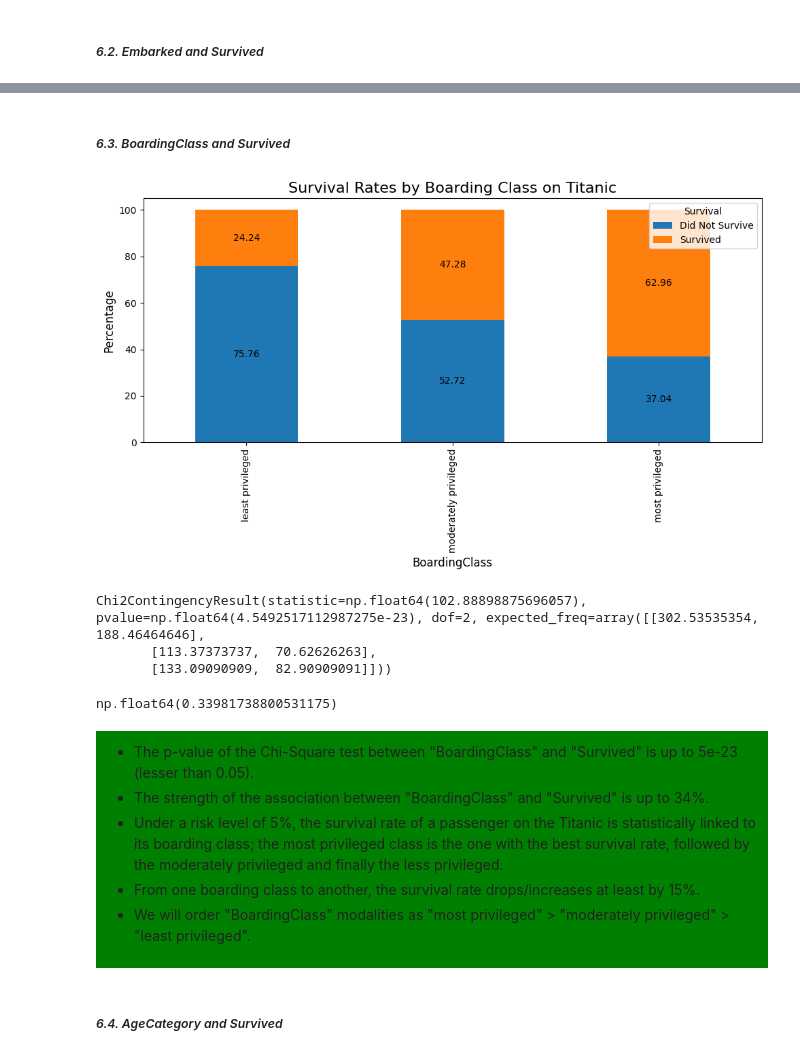
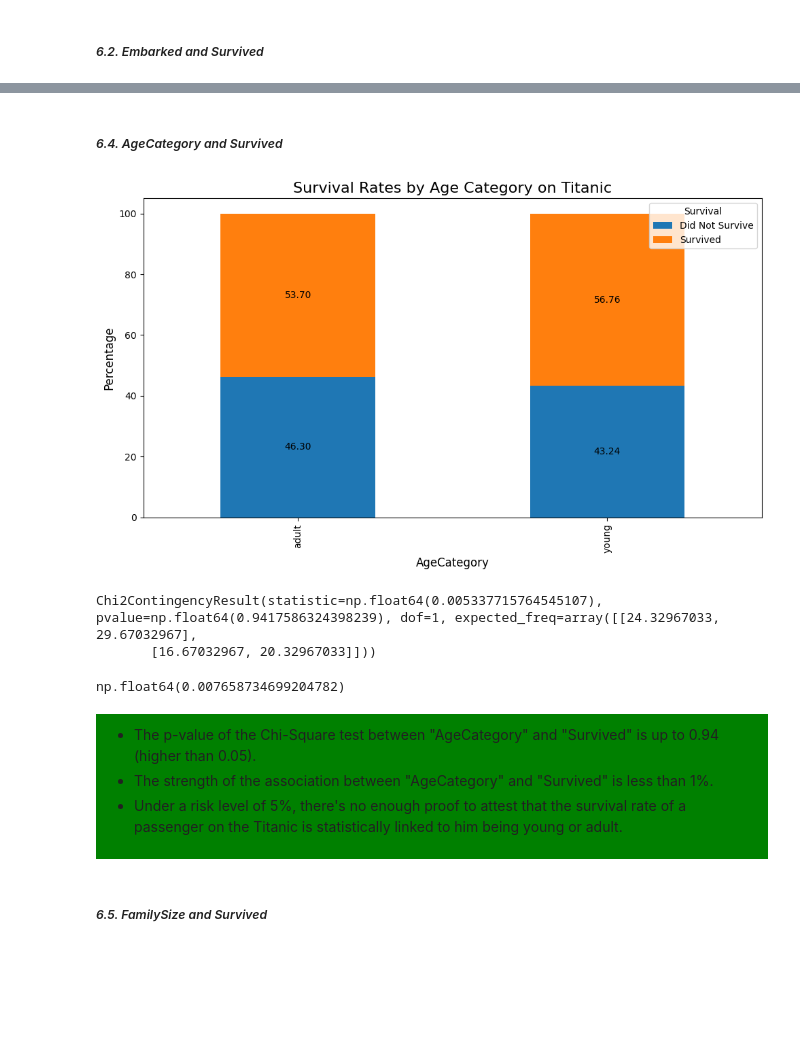
Before and after one commit to foliacouetey/titanic, a Jupyter notebook: PYTHON/scripts/main.ipynb, the cells around one changed output, grey strips where cells are left out. Drawn from its saved outputs; the diff is of its cells as text; code cells hidden in the pictures; blank space fills up the shorter version.

```diff
--- a/PYTHON/scripts/main.ipynb
+++ b/PYTHON/scripts/main.ipynb
@@ -513,8 +538,2 @@ del df__table
 
 </div>
-# %%
-# Regroup "S" and "Q" as an unique modality "S/Q"
-df__engtrain["Embarked"] = df__engtrain["Embarked"].apply(lambda x: "S/Q" if x == "S" or x =="Q" else x)
-
-# Order "Embarked" modalities
-df__engtrain["Embarked"] = pd.Categorical(df__engtrain["Embarked"], categories=["S/Q", "C"], ordered=True)
@@ -525,21 +542,19 @@ df__engtest["Embarked"] = pd.Categorical(df__engtest["Embarked"], categories=["S
 # %%
-# Perform the new visualization of survival rate by embarkation point
-
-# Create a cross-tab between "Embarked" and "Survived"
-df__table = 100 * pd.crosstab(df__engtrain["Embarked"], df__engtrain["Survived"], normalize="index")
+# Create a cross-tab between "BoardingClass" and "Survived"
+df__table = 100 * pd.crosstab(df__engtrain["BoardingClass"], df__engtrain["Survived"], normalize="index")
 
 # Create the stacked bar chart
-ax_object = df__table.plot(kind='bar', stacked=True, figsize=(10, 6))
+ax__object = df__table.plot(kind="bar", stacked=True, figsize=(10, 6))
 
 # Customize the chart
-plt.title('Survival Rates by Embarkation Origin on Titanic', fontsize=16)
-plt.xlabel('Embarked', fontsize=12)
-plt.ylabel('Percentage', fontsize=12)
-plt.legend(['Did Not Survive', 'Survived'], title='Survival', loc='upper right')
+plt.title("Survival Rates by Boarding Class on Titanic", fontsize=16)
+plt.xlabel("BoardingClass", fontsize=12)
+plt.ylabel("Percentage", fontsize=12)
+plt.legend(["Did Not Survive", "Survived"], title="Survival", loc="upper right")
 
 # Add value labels on the bars, rounded to two decimal places
-for barcontainer_object in ax_object.containers:
-    ax_object.bar_label(barcontainer_object, label_type='center', fmt='%.2f')
+for barcontainer__object in ax__object.containers:
+    ax__object.bar_label(barcontainer__object, label_type="center", fmt="%.2f")
 
 # Adjust layout and display
 plt.tight_layout()
@@ -562,26 +591,26 @@ del df__table
 # %% [markdown]
-##### *6.3. BoardingClass and Survived*
+##### *6.4. AgeCategory and Survived*
 # %%
-# Create a cross-tab between "BoardingClass" and "Survived"
-df__table = 100 * pd.crosstab(df__engtrain["BoardingClass"], df__engtrain["Survived"], normalize="index")
+# Create a cross-tab between "AgeCategory" and "Survived"
+df__table = 100 * pd.crosstab(df__engtrain["AgeCategory"], df__engtrain["Survived"], normalize="index")
 
 # Create the stacked bar chart
-ax_object = df__table.plot(kind='bar', stacked=True, figsize=(10, 6))
+ax__object = df__table.plot(kind="bar", stacked=True, figsize=(10, 6))
 
 # Customize the chart
-plt.title('Survival Rates by Boarding Class on Titanic', fontsize=16)
-plt.xlabel('BoardingClass', fontsize=12)
-plt.ylabel('Percentage', fontsize=12)
-plt.legend(['Did Not Survive', 'Survived'], title='Survival', loc='upper right')
+plt.title("Survival Rates by Age Category on Titanic", fontsize=16)
+plt.xlabel("AgeCategory", fontsize=12)
+plt.ylabel("Percentage", fontsize=12)
+plt.legend(["Did Not Survive", "Survived"], title="Survival", loc="upper right")
 
 # Add value labels on the bars, rounded to two decimal places
-for barcontainer_object in ax_object.containers:
-    ax_object.bar_label(barcontainer_object, label_type='center', fmt='%.2f')
+for barcontainer__object in ax__object.containers:
+    ax__object.bar_label(barcontainer__object, label_type="center", fmt="%.2f")
 
 # Adjust layout and display
 plt.tight_layout()
 plt.show()
 # %% [output]
-[figure, old version]
+[figure, new version]
 # %%
 # Cleanup
@@ -589,26 +618,23 @@ del df__table, ax_object, barcontainer_object
 # %%
-# Perform a Chi-Square test (risk level of 5%) between "BoardingClass" and "Survived"
-chi2_contingency(pd.crosstab(df__engtrain["BoardingClass"], df__engtrain["Survived"]))
+# Perform a Chi-Square test (risk level of 5%) between "AgeCategory" and "Survived"
+chi2_contingency(pd.crosstab(df__engtrain["AgeCategory"], df__engtrain["Survived"]))
 # %% [output]
-Chi2ContingencyResult(statistic=np.float64(102.88898875696057), pvalue=np.float64(4.5492517112987275e-23), dof=2, expected_freq=array([[302.53535354, 188.46464646],
-       [113.37373737,  70.62626263],
-       [133.09090909,  82.90909091]]))
+Chi2ContingencyResult(statistic=np.float64(0.005337715764545107), pvalue=np.float64(0.9417586324398239), dof=1, expected_freq=array([[24.32967033, 29.67032967],
+       [16.67032967, 20.32967033]]))
 # %%
-# Calculate Cramer's V for effect size : strength of the association between "BoardingClass" and "Survived"
-df__table = pd.crosstab(df__engtrain["BoardingClass"], df__engtrain["Survived"])
+# Calculate Cramer's V : strength of the association between "AgeCategory" and "Survived"
+df__table = pd.crosstab(df__engtrain["AgeCategory"], df__engtrain["Survived"])
 np.sqrt(chi2_contingency(df__table)[0] / (df__table.sum().sum() * (min(df__table.shape) - 1)))
 # %% [output]
-np.float64(0.33981738800531175)
+np.float64(0.007658734699204782)
 # %%
 # Cleanup
 del df__table
 # %% [markdown]
 <div style="background-color: green; padding: 10px;">
 
-- The p-value of the Chi-Square test between "BoardingClass" and "Survived" is up to 5e-23 (lesser than 0.05).
-- The strength of the association between "BoardingClass" and "Survived" is up to 34%.
-- Under a risk level of 5%, the survival rate of a passenger on the Titanic is statistically linked to its boarding class; the most privileged class is the one with the best survival rate, followed by the moderately privileged and finally the less privileged.
-- From one boarding class to another, the survival rate drops/increases at least by 15%.
-- We will order "BoardingClass" modalities as "most privileged" > "moderately privileged" > "least privileged".
+- The p-value of the Chi-Square test between "AgeCategory" and "Survived" is up to 0.94 (higher than 0.05).
+- The strength of the association between "AgeCategory" and "Survived" is less than 1%.
+- Under a risk level of 5%, there's no enough proof to attest that the survival rate of a passenger on the Titanic is statistically linked to him being young or adult.
 
 </div>
@@ -621,3 +641,3 @@ df__engtest["BoardingClass"] = pd.Categorical(df__engtest["BoardingClass"], cate
 # %% [markdown]
-##### *6.4. AgeCategory and Survived*
+##### *6.5. FamilySize and Survived*
 # %%
```
Also changed, not shown: parts of 86 cells of this notebook.
